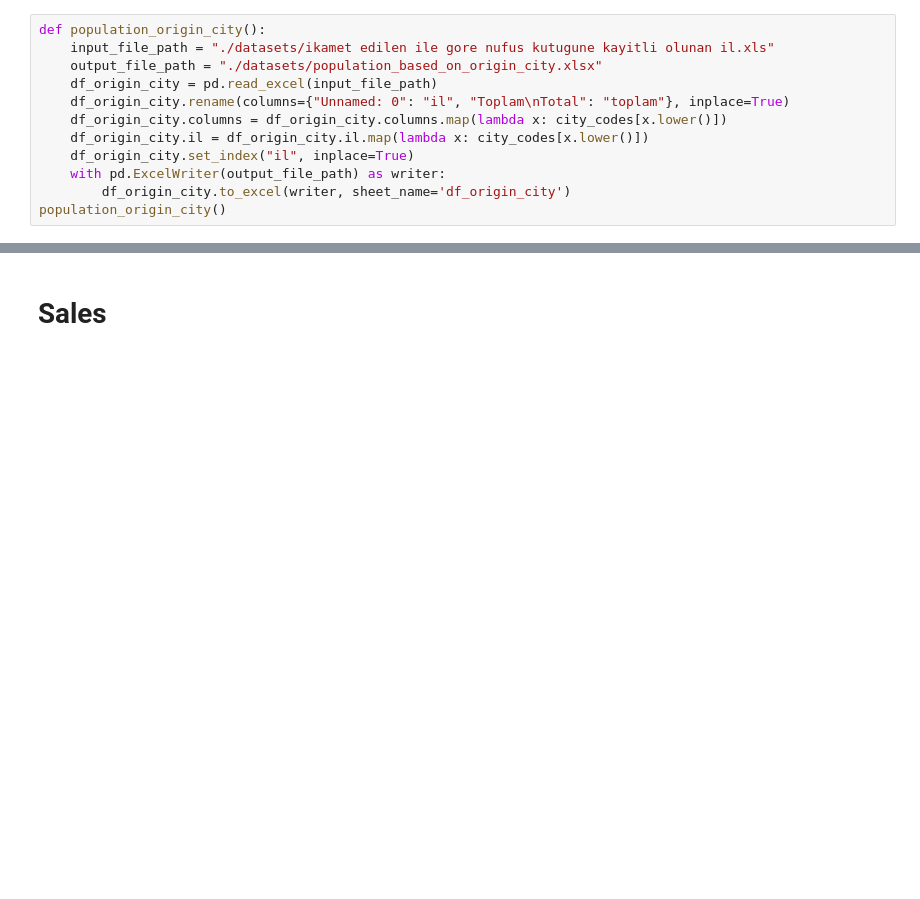
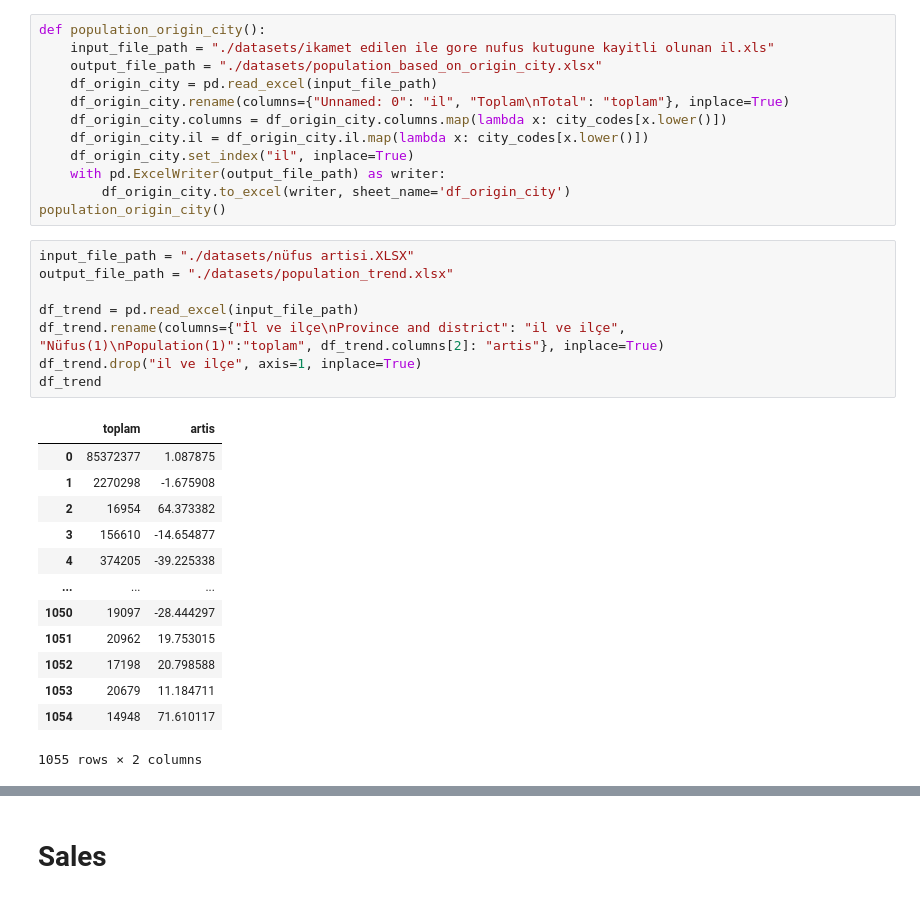
Before and after one commit to Zakerous76/analythings-viz-2-fastAPI-integration, a Jupyter notebook: plotly-py-viz-fastapi/developement.ipynb, the cells around one changed output, grey strips where cells are left out. Drawn from its saved outputs; the diff is of its cells as text; blank space fills up the shorter version.

```diff
--- a/plotly-py-viz-fastapi/developement.ipynb
+++ b/plotly-py-viz-fastapi/developement.ipynb
@@ -203,3 +203,25 @@ def population_origin_city():
     with pd.ExcelWriter(output_file_path) as writer:
         df_origin_city.to_excel(writer, sheet_name='df_origin_city')
 population_origin_city()
+# %%
+input_file_path = "./datasets/nüfus artisi.XLSX"
+output_file_path = "./datasets/population_trend.xlsx"
+
+df_trend = pd.read_excel(input_file_path)
+df_trend.rename(columns={"İl ve ilçe\nProvince and district": "il ve ilçe", "Nüfus(1)\nPopulation(1)":"toplam", df_trend.columns[2]: "artis"}, inplace=True)
+df_trend.drop("il ve ilçe", axis=1, inplace=True)
+df_trend
+# %% [output]
+|  | toplam | artis |
+| 0 | 85372377 | 1.087875 |
+| 1 | 2270298 | -1.675908 |
+| 2 | 16954 | 64.373382 |
+| 3 | 156610 | -14.654877 |
+| 4 | 374205 | -39.225338 |
+| ... | ... | ... |
+| 1050 | 19097 | -28.444297 |
+| 1051 | 20962 | 19.753015 |
+| 1052 | 17198 | 20.798588 |
+| 1053 | 20679 | 11.184711 |
+| 1054 | 14948 | 71.610117 |
+1055 rows × 2 columns
```
Also changed, not shown: parts of 10 cells of this notebook.
